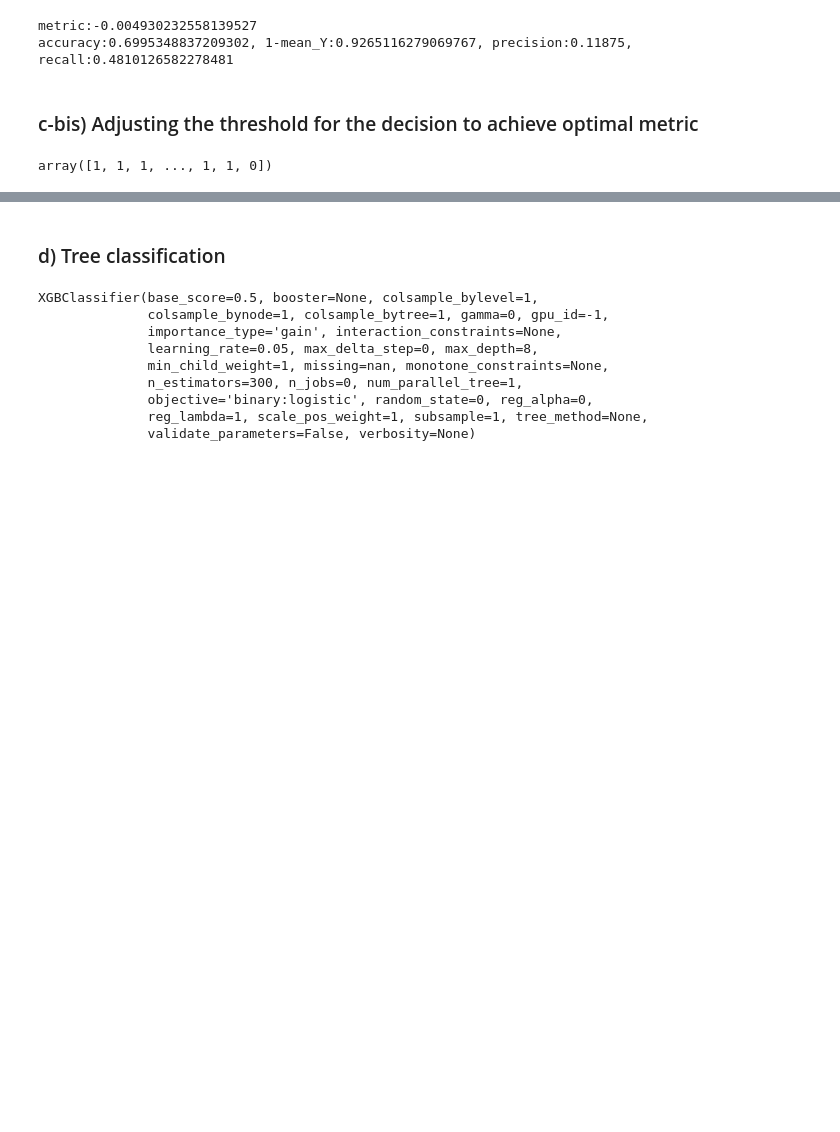
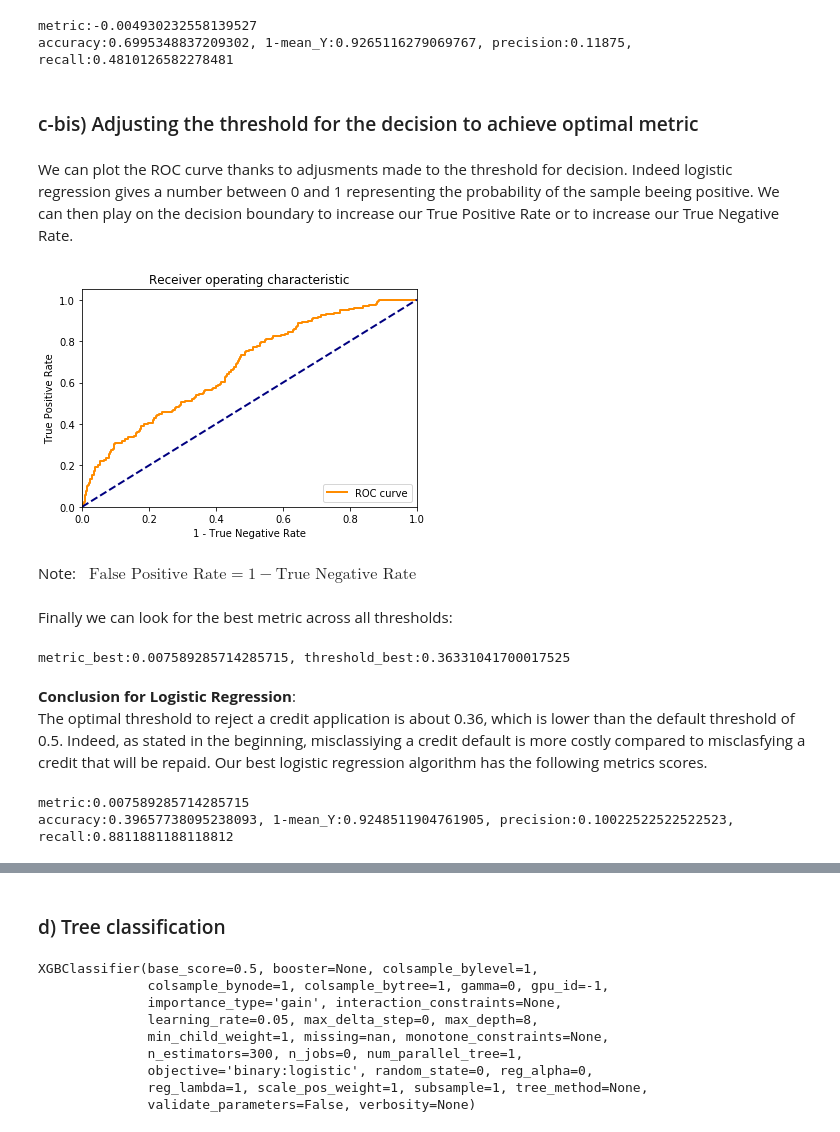
Before and after one commit to AceZz/CreditDefault, a Jupyter notebook: tristan_stampfler.ipynb, the cells around one changed output, grey strips where cells are left out. Saved outputs shown, nothing was run; the diff lists cells and outputs as text; code cells hidden in the pictures; blank space fills up the shorter version.

Commit message:
added roc_curve and conclusion for logistic regression

```diff
--- a/tristan_stampfler.ipynb
+++ b/tristan_stampfler.ipynb
@@ -473,9 +473,7 @@ metric:-0.004930232558139527
 accuracy:0.6995348837209302, 1-mean_Y:0.9265116279069767, precision:0.11875, recall:0.4810126582278481
 # %% [markdown]
 ### c-bis) Adjusting the threshold for the decision to achieve optimal metric
-# %%
-(clf.predict_proba(X_test)[:,1] >= 0.3).astype(int)
-# %% [output]
-array([1, 1, 1, ..., 1, 1, 0])
+# %% [markdown]
+We can plot the ROC curve thanks to adjusments made to the threshold for decision. Indeed logistic regression gives a number between 0 and 1 representing the probability of the sample beeing positive. We can then play on the decision boundary to increase our True Positive Rate or to increase our True Negative Rate.
 # %%
 from sklearn.metrics import roc_curve
@@ -483,0 +480,50 @@ y_pred
+# %%
+y_pred_score = clf.predict_proba(X_test)[:,1]
+fpr, tpr, thresholds = roc_curve(y_test, y_pred_score)
+# %%
+plt.figure()
+lw = 2
+plt.plot(fpr, tpr, color='darkorange',
+         lw=lw, label='ROC curve')
+plt.plot([0, 1], [0, 1], color='navy', lw=lw, linestyle='--')
+plt.xlim([0.0, 1.0])
+plt.ylim([0.0, 1.05])
+plt.xlabel('1 - True Negative Rate')
+plt.ylabel('True Positive Rate')
+plt.title('Receiver operating characteristic')
+plt.legend(loc="lower right")
+plt.show()
+# %% [output]
+[figure, added]
+# %% [markdown]
+Note: $\;\; \text{False Positive Rate} = 1 - \text{True Negative Rate}$
+# %% [markdown]
+Finally we can look for the best metric across all thresholds:
+# %%
+metric_best = -1
+threshold_best = 0
+for threshold in thresholds:
+    y_pred =  (clf.predict_proba(X_test)[:,1] >= threshold).astype(int)
+    metric_score = metric(y_test, y_pred)
+    if metric_score >= metric_best:
+        metric_best = metric_score
+        threshold_best = threshold
+
+print(f'metric_best:{metric_best}, threshold_best:{threshold_best}')
+# %% [output]
+metric_best:0.007589285714285715, threshold_best:0.36331041700017525
+# %% [markdown]
+__Conclusion for Logistic Regression__:
+<br>
+The optimal threshold to reject a credit application is about 0.36, which is lower than the default threshold of 0.5. Indeed, as stated in the beginning, misclassiying a credit default is more costly compared to misclasfying a credit that will be repaid. Our best logistic regression algorithm has the following metrics scores.
+# %%
+y_pred = (clf.predict_proba(X_test)[:,1] >= threshold_best).astype(int)
+accuracy = accuracy_score(y_test, y_pred)
+precision = precision_score(y_test, y_pred)
+recall = recall_score(y_test, y_pred)
+metric_score = metric(y_test, y_pred)
+print(f'metric:{metric_score}')
+print(f'accuracy:{accuracy}, 1-mean_Y:{1-np.average(y_test)}, precision:{precision}, recall:{recall}')
+# %% [output]
+metric:0.007589285714285715
+accuracy:0.39657738095238093, 1-mean_Y:0.9248511904761905, precision:0.10022522522522523, recall:0.8811881188118812
```
Also changed, not shown: parts of 3 cells of this notebook.
